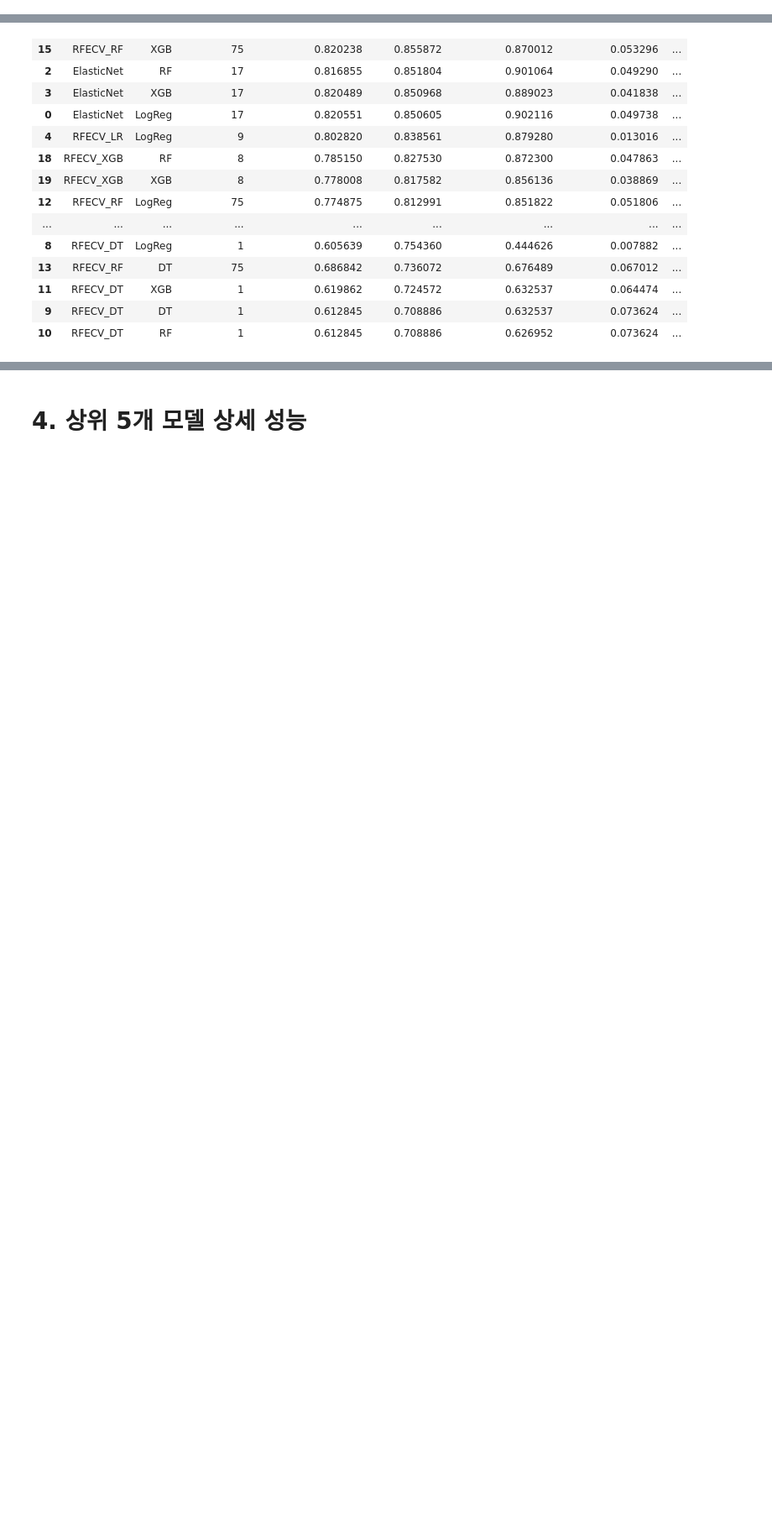
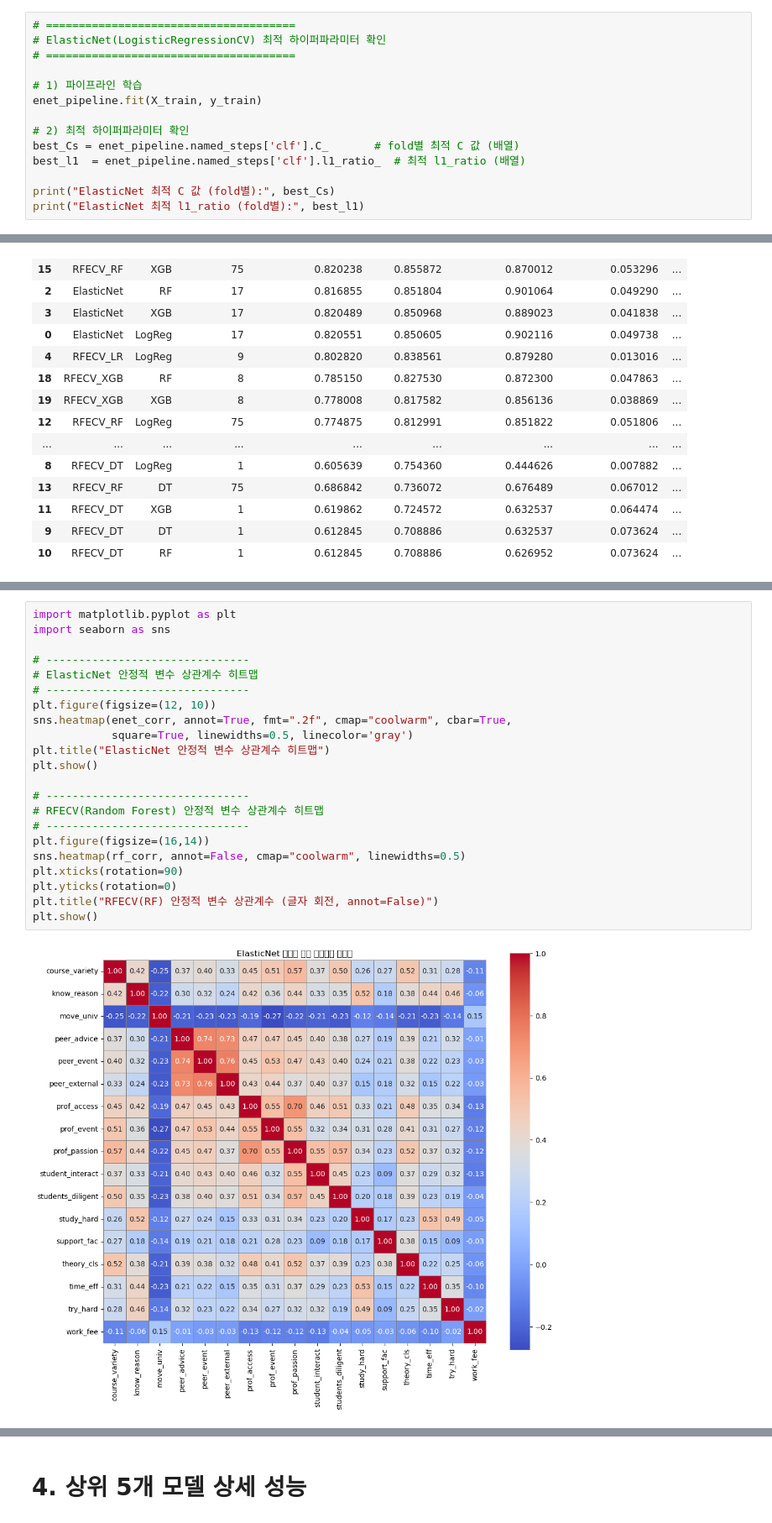
Before and after one commit to hyejinppp/college_life_satisfaction, a Jupyter notebook: sat.ipynb, the cells around one changed output, grey strips where cells are left out. Shown at 84% size. Drawn from its saved outputs; the diff is of its cells as text; blank space fills up the shorter version.

```diff
--- a/sat.ipynb
+++ b/sat.ipynb
@@ -464,3 +464,17 @@ abroad_practice, admin_serv, birth_area_chungcheong, birth_area_gangwon, birth_a
 파이프라인(전체 X_train 기반)에서 최종 선택된 변수 수: 68
 최종 선택 변수 (알파벳순):
 ask_q, birth_area_chungcheong, birth_area_seoul, burnout, car_spt, career_course, change_career, change_major, cont_major, course_variety, exercise_reg, exp_broadcast, exp_concours, exp_video, find_da ...
+# %%
+# ======================================
+# ElasticNet(LogisticRegressionCV) 최적 하이퍼파라미터 확인
+# ======================================
+
+# 1) 파이프라인 학습
+enet_pipeline.fit(X_train, y_train)
+
+# 2) 최적 하이퍼파라미터 확인
+best_Cs = enet_pipeline.named_steps['clf'].C_       # fold별 최적 C 값 (배열)
+best_l1  = enet_pipeline.named_steps['clf'].l1_ratio_  # 최적 l1_ratio (배열)
+
+print("ElasticNet 최적 C 값 (fold별):", best_Cs)
+print("ElasticNet 최적 l1_ratio (fold별):", best_l1)
@@ -581,0 +739,24 @@ display(results_final_df.sort_values(by="CV_f1_mean", ascending=False))
+# %%
+import matplotlib.pyplot as plt
+import seaborn as sns
+
+# -------------------------------
+# ElasticNet 안정적 변수 상관계수 히트맵
+# -------------------------------
+plt.figure(figsize=(12, 10))
+sns.heatmap(enet_corr, annot=True, fmt=".2f", cmap="coolwarm", cbar=True,
+            square=True, linewidths=0.5, linecolor='gray')
+plt.title("ElasticNet 안정적 변수 상관계수 히트맵")
+plt.show()
+
+# -------------------------------
+# RFECV(Random Forest) 안정적 변수 상관계수 히트맵
+# -------------------------------
+plt.figure(figsize=(16,14))
+sns.heatmap(rf_corr, annot=False, cmap="coolwarm", linewidths=0.5)
+plt.xticks(rotation=90)
+plt.yticks(rotation=0)
+plt.title("RFECV(RF) 안정적 변수 상관계수 (글자 회전, annot=False)")
+plt.show()
+# %% [output]
+[figure, added]
```
Also changed, not shown: parts of 4 cells of this notebook.
